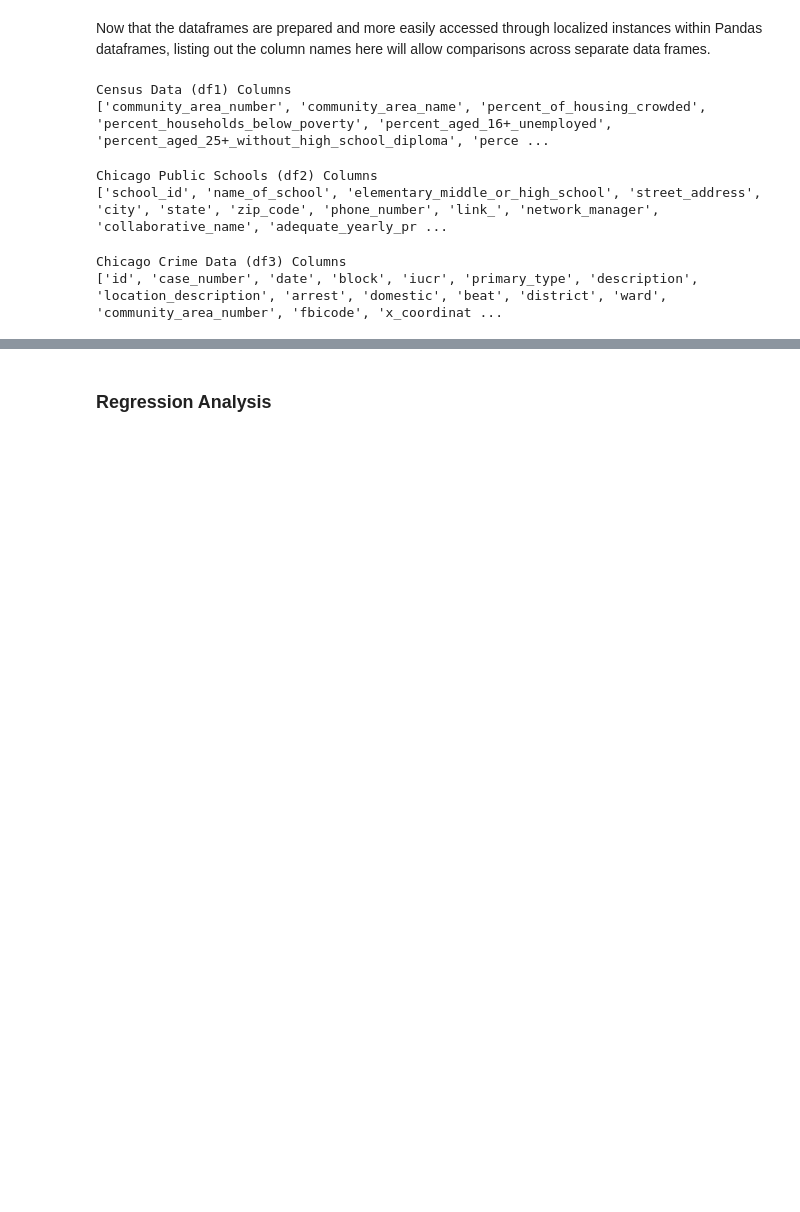
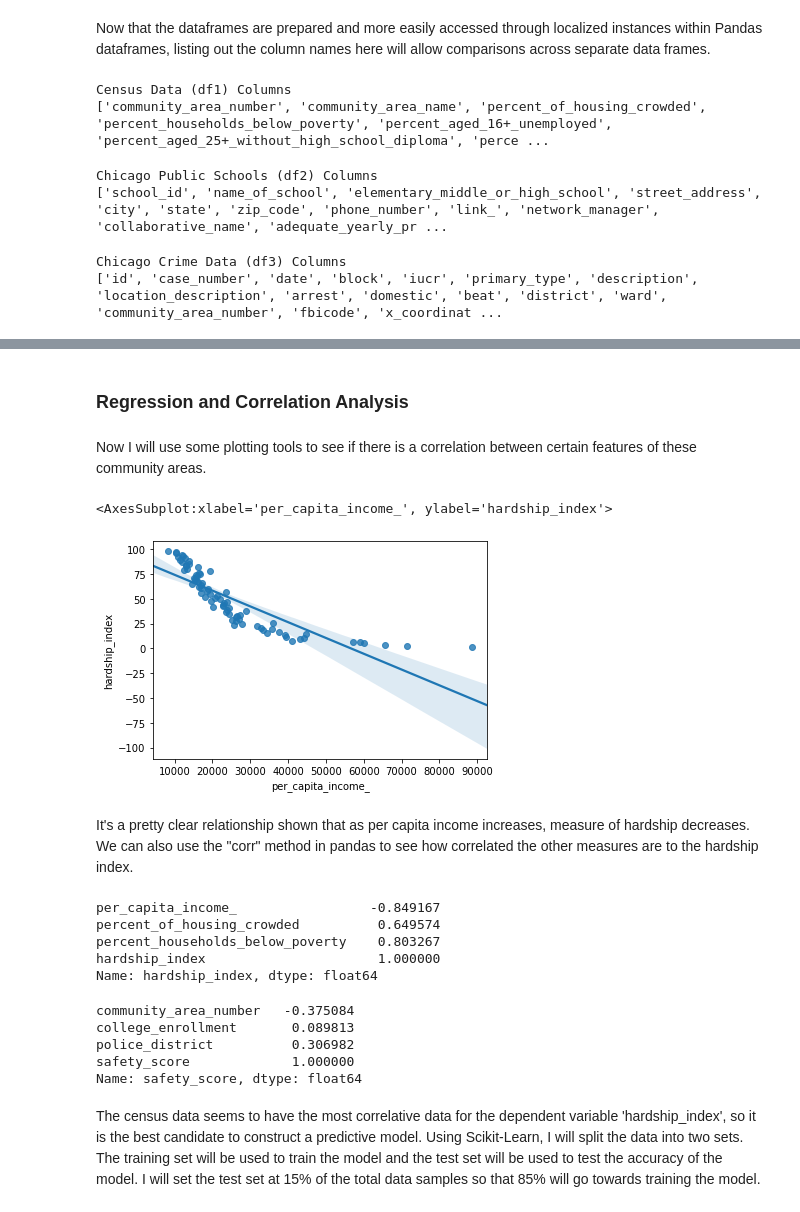
Before and after one commit to georgejordan3/Db2_SQL_Python, a Jupyter notebook: sql_ibm_notebook.ipynb, the cells around one changed output, grey strips where cells are left out. Drawn from its saved outputs; the diff is of its cells as text; code cells hidden in the pictures; blank space fills up the shorter version.

```diff
--- a/sql_ibm_notebook.ipynb
+++ b/sql_ibm_notebook.ipynb
@@ -221,2 +202,2 @@ plt.plot(np.arange(10))
 # %% [markdown]
-### Regression Analysis
+### Regression and Correlation Analysis
@@ -224,0 +204,27 @@ plt.plot(np.arange(10))
+# %% [markdown]
+Now I will use some plotting tools to see if there is a correlation between certain features of these community areas.
+# %%
+sns.regplot(x = "per_capita_income_", y = "hardship_index", data = census)
+# %% [output]
+<AxesSubplot:xlabel='per_capita_income_', ylabel='hardship_index'>
+[figure, added]
+# %% [markdown]
+It's a pretty clear relationship shown that as per capita income increases, measure of hardship decreases. We can also use the "corr" method in pandas to see how correlated the other measures are to the hardship index.
+# %%
+census.corr()['hardship_index'].sort_values()
+# %% [output]
+per_capita_income_                 -0.849167
+percent_of_housing_crowded          0.649574
+percent_households_below_poverty    0.803267
+hardship_index                      1.000000
+Name: hardship_index, dtype: float64
+# %%
+schools.corr()['safety_score'].sort_values()
+# %% [output]
+community_area_number   -0.375084
+college_enrollment       0.089813
+police_district          0.306982
+safety_score             1.000000
+Name: safety_score, dtype: float64
+# %% [markdown]
+The census data seems to have the most correlative data for the dependent variable 'hardship_index', so it is the best candidate to construct a predictive model. Using Scikit-Learn, I will split the data into two sets. The training set will be used to train the model and the test set will be used to test the accuracy of the model. I will set the test set at 15% of the total data samples so that 85% will go towards training the model.
```
Also changed, not shown: parts of 19 cells of this notebook.
